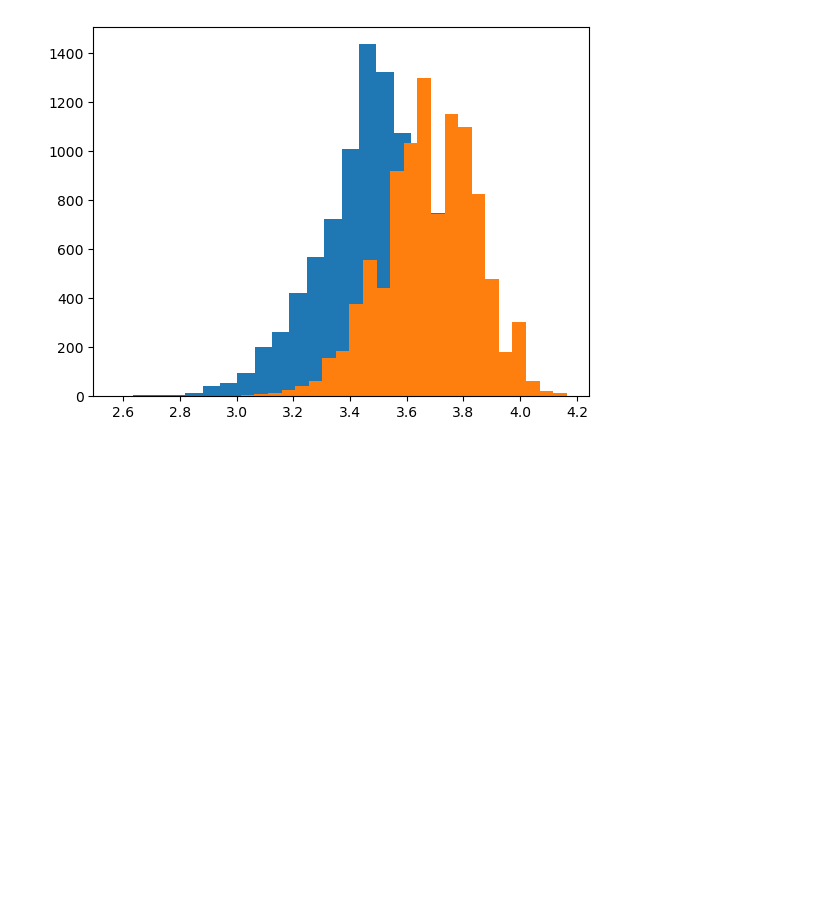
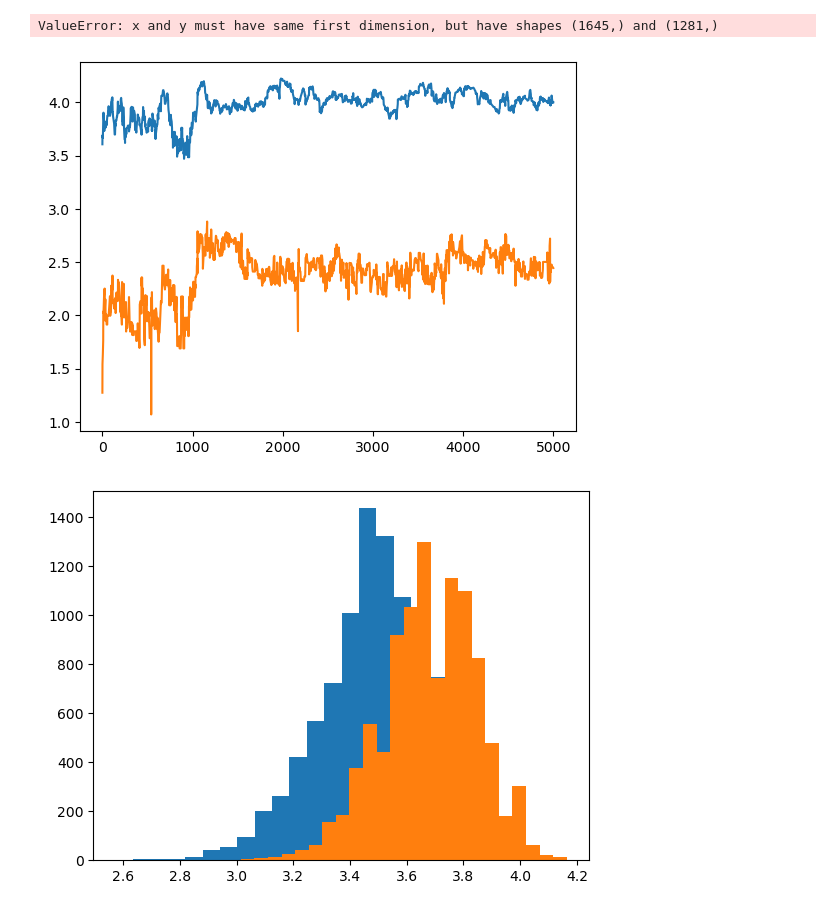
Before and after one commit to sahakyanhk/pfes, a Jupyter notebook: jupyter/shannon.ipynb, the cells around one changed output. Saved outputs shown, nothing was run; the diff lists cells and outputs as text; code cells hidden in the pictures; blank space fills up the shorter version.

```diff
--- a/jupyter/shannon.ipynb
+++ b/jupyter/shannon.ipynb
@@ -19,3 +20,26 @@ def shannon(string):
     return(-sum(f * log(f, 2) for f in frequencies))
 
 #s = lambda i : - sum(f * log(f, 2) for f in ((j / len(i)) for j in Counter(i).values()))
+# %%
+df = pd.DataFrame()
+entropy = {}
+lineage = {}
+workdir = "../../SCER2/all_visual_data/"
+for i in tqdm(range(1,201)):
+        try:
+            run = f'run{i}'
+            df = pd.read_csv(workdir + f'3di_seqs/{run}_lineage.3di',  usecols=[0, 1, 2], sep="\t", names=['gndx', 'seq2', 'str2'])
+            df = df.sort_values('gndx', ignore_index = True)
+            df.set_index('gndx', inplace = True)
+
+            entropy[run] = df
+            entropy[run]['Hseq'] = entropy[run]['seq2'].apply(shannon)
+            entropy[run]['Hstr'] = entropy[run]['str2'].apply(shannon)
+
+            df2 = pd.read_csv(workdir + f'data/{run}_lineage.tsv', sep='\t', comment='#')
+            df2.index = df2.gndx.str.replace('gndx', '').astype('int')
+
+            lineage[run] = df2
+
+        except  FileNotFoundError:
+            pass
@@ -22,3 +67,11 @@ def shannon(string):
+# %%
+run='run29'
+plt.plot(entropy[run].Hseq)
+plt.plot(entropy[run].Hstr)
+plt.plot(lineage[run].index ,lineage['run27'].score)
+# %% [output]
+ValueError: x and y must have same first dimension, but have shapes (1645,) and (1281,)
+[figure, added]
 # %%
 evolver =  Evolver("flatrates")
 x = []
```
Also changed, not shown: parts of 2 cells of this notebook, 5 other files.
